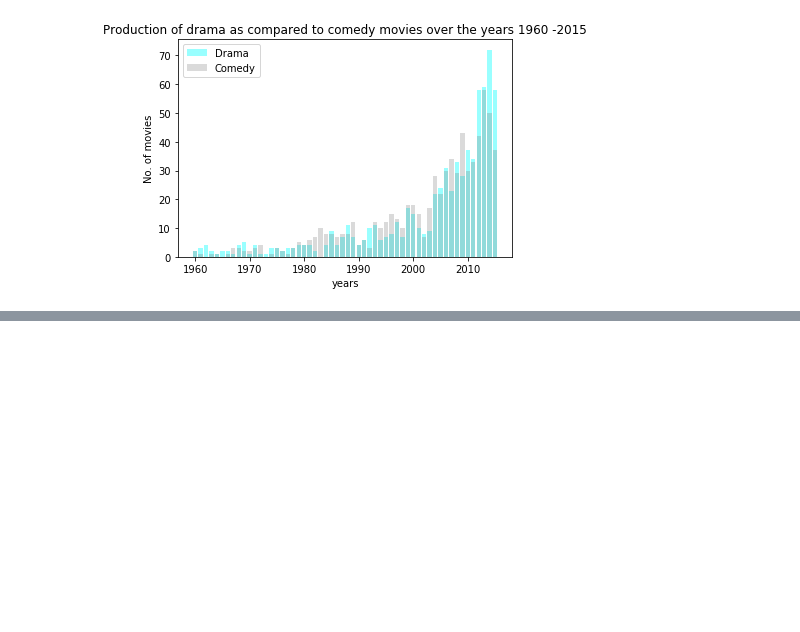
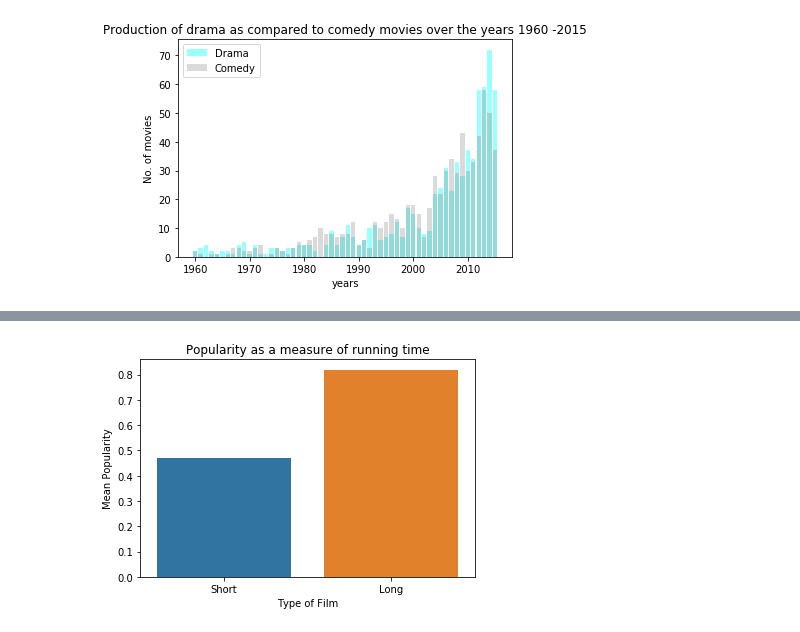
Before and after one commit to MayurBajaj2002/IMDB-Movies-Analysis, a Jupyter notebook: TMDb-Anlaysis.ipynb, the cells around one changed output, grey strips where cells are left out. Saved outputs shown, nothing was run; the diff lists cells and outputs as text; code cells hidden in the pictures; blank space fills up the shorter version.

```diff
--- a/TMDb-Anlaysis.ipynb
+++ b/TMDb-Anlaysis.ipynb
@@ -191,0 +197,13 @@ TypeError: boxplot() got an unexpected keyword argument 'scale'
+# %%
+short_films = df.query('runtime < {}'.format(99)) # Segregation into long and short films based on the median
+long_films = df.query('runtime >= {}'.format(99))
+# %%
+sf_popularity = short_films['popularity'].mean() # Calculating mean popularity of each group
+lf_popularity = long_films['popularity'].mean()
+# %%
+plt.title('Popularity as a measure of running time')
+plt.xlabel('Type of Film')
+plt.ylabel('Mean Popularity')
+sb.barplot(x = ['Short', 'Long'], y = [sf_popularity, lf_popularity]);
+# %% [output]
+[figure, added]
```
Also changed, not shown: parts of 33 cells of this notebook.
